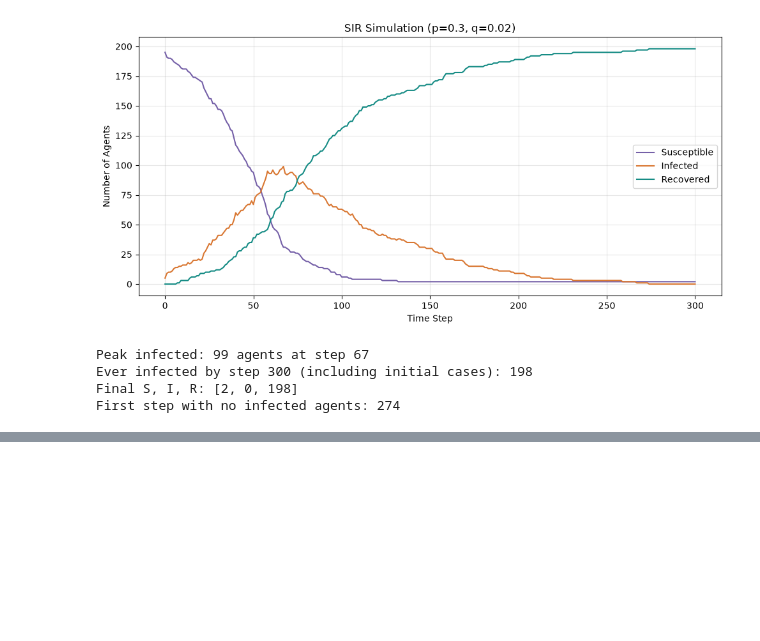
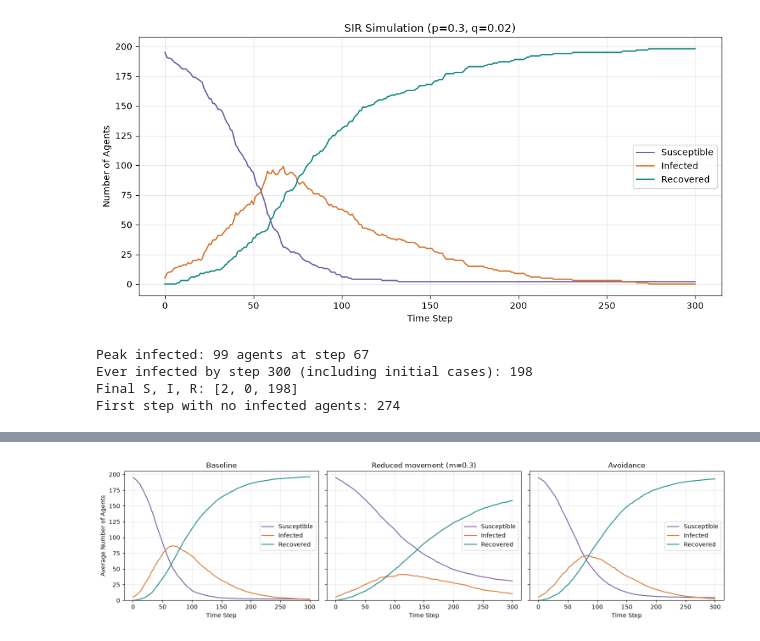
Before and after one commit to zxc12a8/BMI500-HW7-Agent-Based-Modeling, a Jupyter notebook: q2.ipynb, the cells around one changed output, grey strips where cells are left out. Saved outputs shown, nothing was run; the diff lists cells and outputs as text; code cells hidden in the pictures; blank space fills up the shorter version.

```diff
--- a/q2.ipynb
+++ b/q2.ipynb
@@ -147,0 +251,17 @@ First step with no infected agents: 274
+# %%
+from IPython.display import Markdown, display
+
+rows = ["| p | q | Peak infected | Time to peak | Ever infected by 300 | Early extinction | Still infected at 300 |",
+        "|---|---|---|---|---|---|---|"]
+for (p_value, q_value), metrics in sensitivity_metrics.items():
+    values = []
+    for name in ["peak", "peak_time", "ever_infected"]:
+        x = metrics[name]
+        values.append(f"{x.mean():.1f} ± {x.std(ddof=1):.1f} ({x.min()}–{x.max()})")
+    early = int(metrics["early_extinction"].sum())
+    ongoing = int(metrics["ongoing"].sum())
+    rows.append(f"| {p_value} | {q_value} | " + " | ".join(values)
+                + f" | {early}/{n_runs} | {ongoing}/{n_runs} |")
+display(Markdown("Values are **mean ± sample SD (range)** across 20 runs. "
+                 "Peaks and first peak times are calculated separately for each run."
+                 + chr(10) * 2 + chr(10).join(rows)))
@@ -147,0 +340,22 @@ First step with no infected agents: 274
+# %%
+COLORS = ["#7560A8", "#D97732", "#168C85"]
+LABELS = ["Susceptible", "Infected", "Recovered"]
+time = np.arange(301)
+
+fig, axes = plt.subplots(1, 3, figsize=(15, 4), sharey=True)
+for ax, (name, runs) in zip(axes, intervention_runs.items()):
+    mean_counts = runs.mean(axis=0)
+    for state, (label, color) in enumerate(zip(LABELS, COLORS)):
+        ax.plot(time, mean_counts[:, state], color=color, label=label)
+    ax.set_title(name)
+    ax.set_xlabel("Time Step")
+    ax.set_ylim(0, 205)
+    ax.grid(alpha=0.3)
+    ax.legend()
+axes[0].set_ylabel("Average Number of Agents")
+fig.tight_layout()
+Path("figures").mkdir(exist_ok=True)
+fig.savefig("figures/part_b_i_interventions.png", dpi=200, bbox_inches="tight")
+plt.show()
+# %% [output]
+[figure, added]
```
Also changed, not shown: parts of 9 cells of this notebook, 2 other files.
